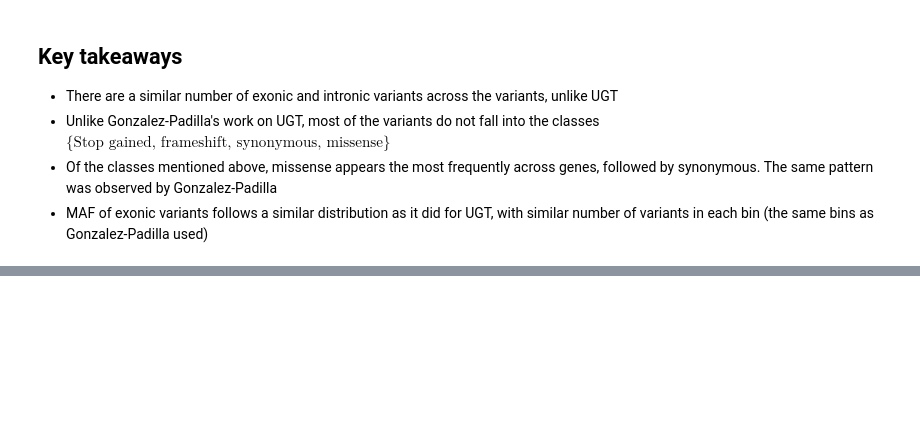
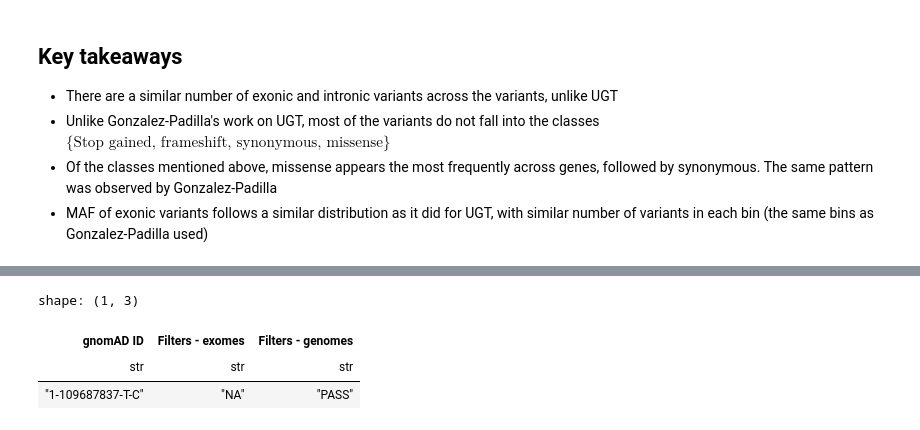
Before and after one commit to otodreas/GST-KI, a Jupyter notebook: main.ipynb, the cells around one changed output, grey strips where cells are left out. Saved outputs shown, nothing was run; the diff lists cells and outputs as text; code cells hidden in the pictures; blank space fills up the shorter version.

```diff
--- a/main.ipynb
+++ b/main.ipynb
@@ -283,0 +293,7 @@ plt.show()
+# %%
+full_data.select(["gnomAD ID", "Filters - exomes", "Filters - genomes"]).filter(pl.col("gnomAD ID") == "1-109687837-T-C")
+# %% [output]
+shape: (1, 3)
+| gnomAD ID | Filters - exomes | Filters - genomes |
+| str | str | str |
+| "1-109687837-T-C" | "NA" | "PASS" |
```
Also changed, not shown: parts of 3 cells of this notebook, 6 other files.
